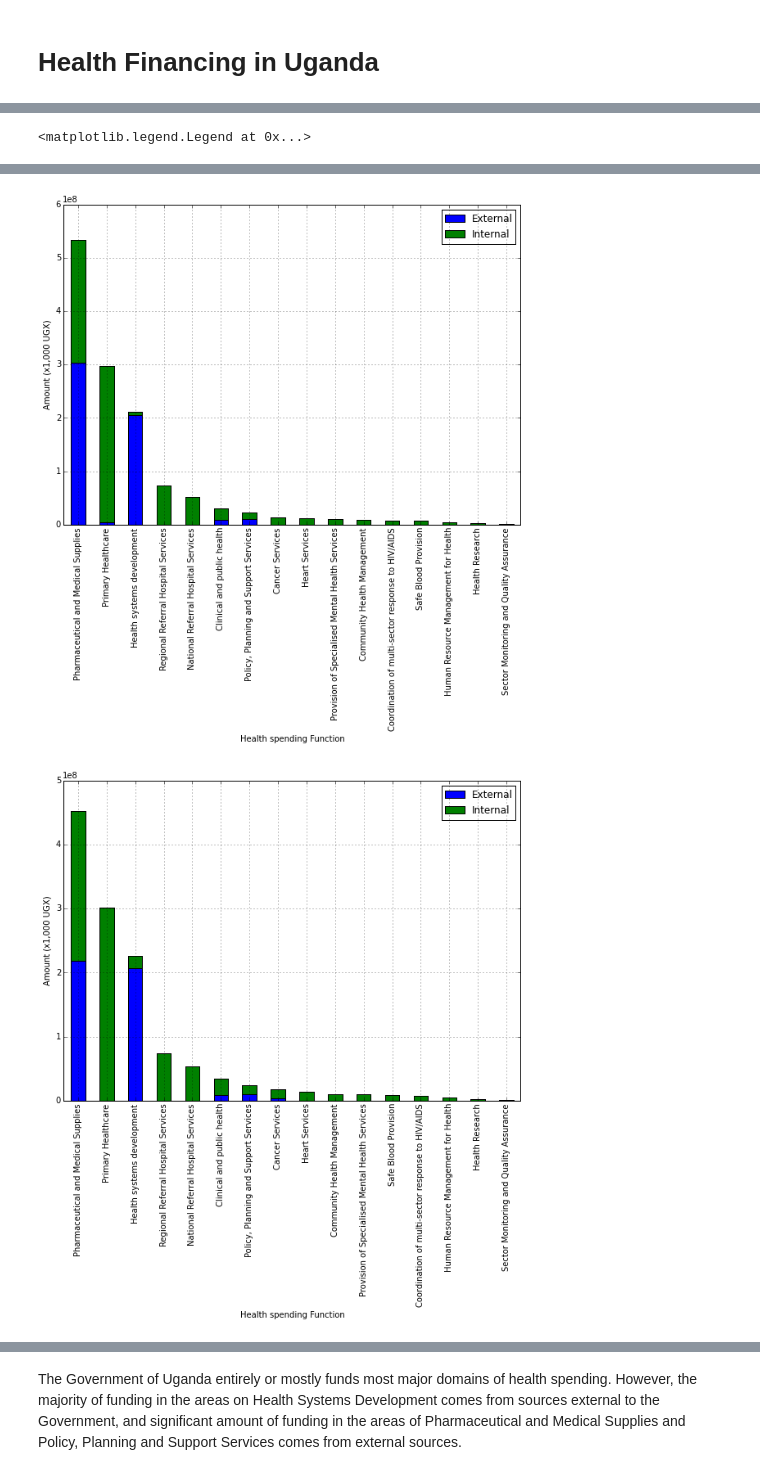
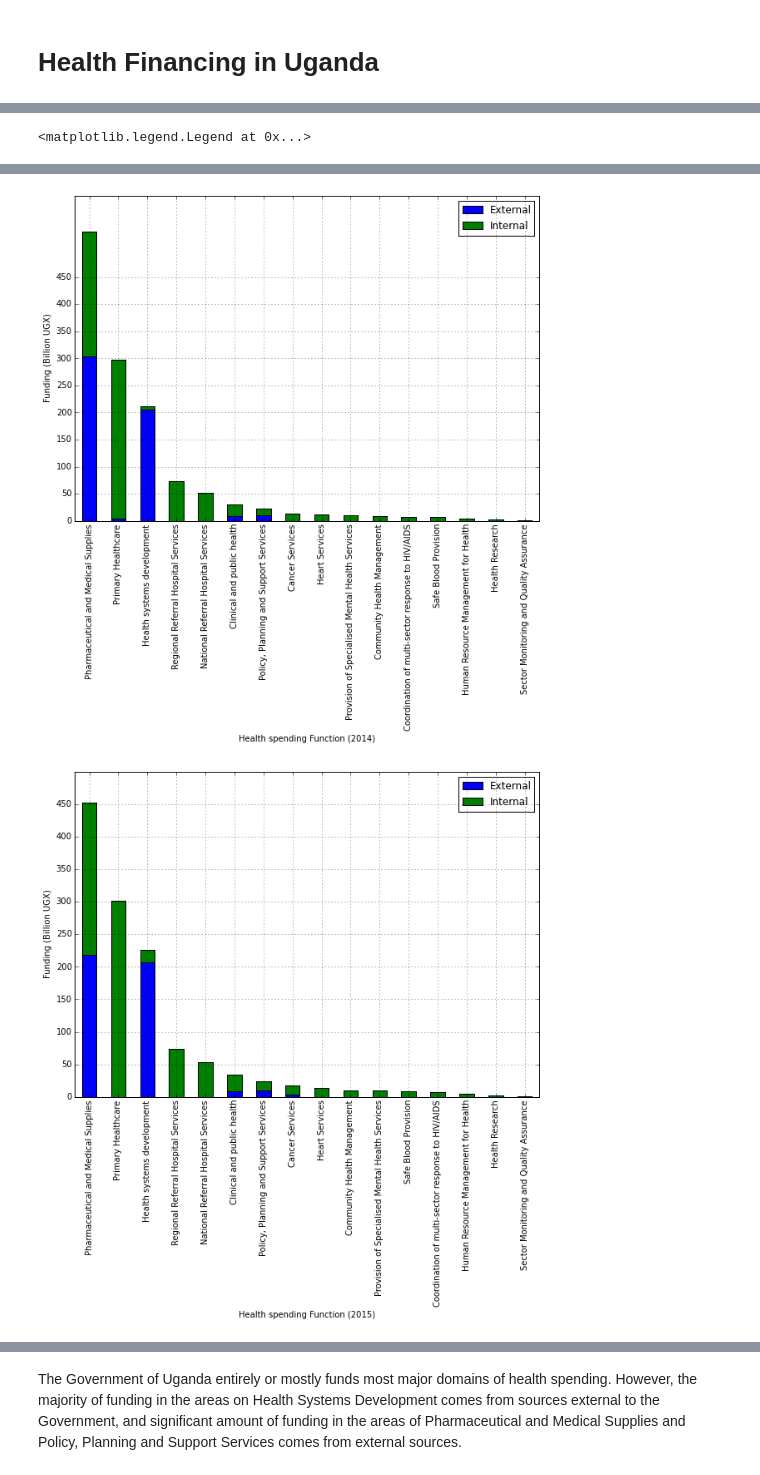
Before and after one commit to forsakendaemon/uganda, a Jupyter notebook: Uganda Health Financing.ipynb, the cells around one changed output, grey strips where cells are left out. Saved outputs shown, nothing was run; the diff lists cells and outputs as text; code cells hidden in the pictures.

```diff
--- a/Uganda Health Financing.ipynb
+++ b/Uganda Health Financing.ipynb
@@ -16,8 +36,10 @@ health_budget_by_internal13['sum'] = health_budget_by_internal13.Amount.External
 health_budget_by_internal13 = health_budget_by_internal13.sort(columns=['sum'], ascending=False)
 health_budget_by_internal13 = health_budget_by_internal13.drop("sum", axis=1)
 plot13 = health_budget_by_internal13.plot(kind='bar', stacked=True, figsize=(10, 7))
-plot13.set_xlabel("Health spending Function")
-plot13.set_ylabel("Amount (x1,000 UGX)")
+plot13.set_xlabel("Health spending Function (2013)")
+plot13.set_yticks(np.arange(0,500000000, 50000000))
+plot13.set_yticklabels(np.arange(0,500, 50))
+plot13.set_ylabel("Funding (Billion UGX)")
 plot13.legend(["External", "Internal"])
 
 health_budget_by_internal14 = health_budget[health_budget["Year"] == "14/15"].groupby(['Function', 'Internal']).aggregate(np.sum).unstack().fillna(0)
@@ -25,8 +47,10 @@ health_budget_by_internal14['sum'] = health_budget_by_internal14.Amount.External
 health_budget_by_internal14 = health_budget_by_internal14.sort(columns=['sum'], ascending=False)
 health_budget_by_internal14 = health_budget_by_internal14.drop("sum", axis=1)
 plot14 = health_budget_by_internal14.plot(kind='bar', stacked=True, figsize=(10, 7))
-plot14.set_xlabel("Health spending Function")
-plot14.set_ylabel("Amount (x1,000 UGX)")
+plot14.set_xlabel("Health spending Function (2014)")
+plot14.set_yticks(np.arange(0,500000000, 50000000))
+plot14.set_yticklabels(np.arange(0,500, 50))
+plot14.set_ylabel("Funding (Billion UGX)")
 plot14.legend(["External", "Internal"])
 
 health_budget_by_internal15 = health_budget[health_budget["Year"] == "15/16"].groupby(['Function', 'Internal']).aggregate(np.sum).unstack().fillna(0)
@@ -34,8 +58,10 @@ health_budget_by_internal15['sum'] = health_budget_by_internal15.Amount.External
 health_budget_by_internal15 = health_budget_by_internal15.sort(columns=['sum'], ascending=False)
 health_budget_by_internal15 = health_budget_by_internal15.drop("sum", axis=1)
 plot15 = health_budget_by_internal15.plot(kind='bar', stacked=True, figsize=(10, 7))
-plot15.set_xlabel("Health spending Function")
-plot15.set_ylabel("Amount (x1,000 UGX)")
+plot15.set_xlabel("Health spending Function (2015)")
+plot15.set_yticks(np.arange(0,500000000, 50000000))
+plot15.set_yticklabels(np.arange(0,500, 50))
+plot15.set_ylabel("Funding (Billion UGX)")
 plot15.legend(["External", "Internal"])
 # %% [output]
 <matplotlib.legend.Legend at 0x...>
@@ -43,3 +69,3 @@ plot15.legend(["External", "Internal"])
-[figure, old version]
+[figure, new version]
-[figure, old version]
+[figure, new version]
 # %% [markdown]
```
Also changed, not shown: parts of 10 cells of this notebook.
